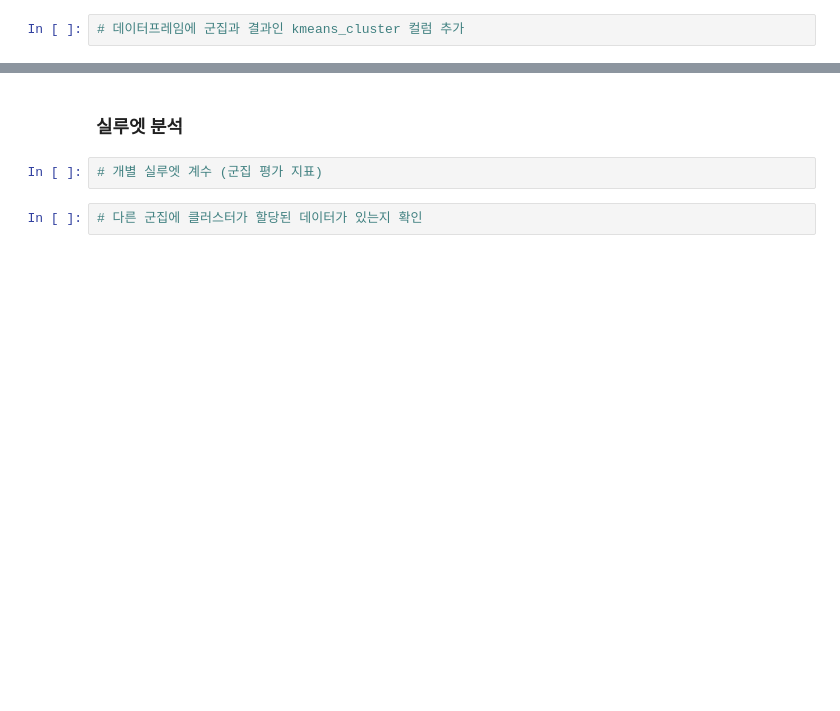
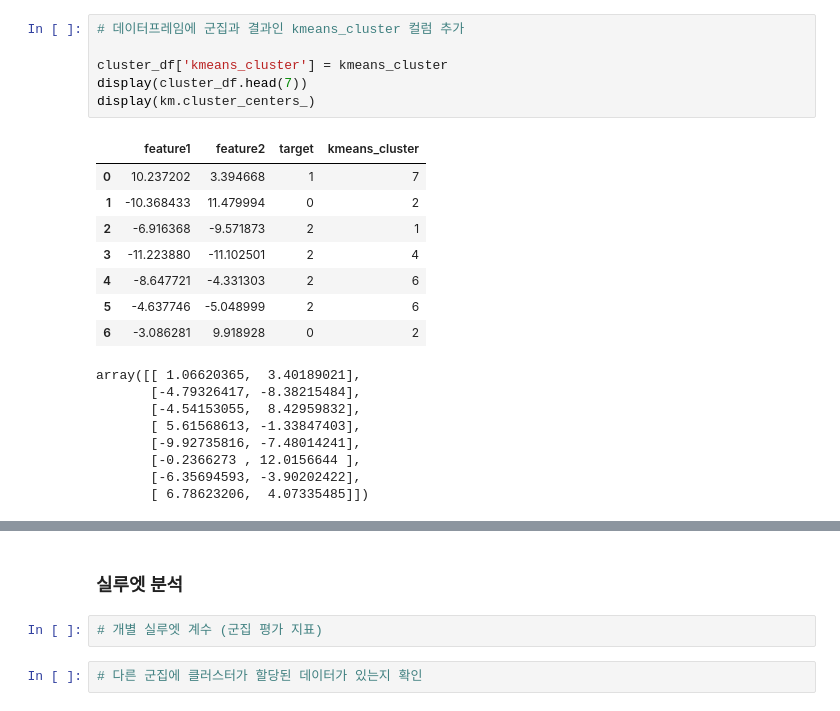
Before and after one commit to zer0ken/ms-ai-school, a Jupyter notebook: clustering/20_군집화_실습_원본.ipynb, the cells around one changed output, grey strips where cells are left out. Cells and saved outputs as stored; diff of their text form; blank space fills up the shorter version.

```diff
--- a/clustering/20_군집화_실습_원본.ipynb
+++ b/clustering/20_군집화_실습_원본.ipynb
@@ -57,2 +87,23 @@ plt.title('Original Data');
 # %%
 # 데이터프레임에 군집과 결과인 kmeans_cluster 컬럼 추가
+
+cluster_df['kmeans_cluster'] = kmeans_cluster
+display(cluster_df.head(7))
+display(km.cluster_centers_)
+# %% [output]
+|  | feature1 | feature2 | target | kmeans_cluster |
+| 0 | 10.237202 | 3.394668 | 1 | 7 |
+| 1 | -10.368433 | 11.479994 | 0 | 2 |
+| 2 | -6.916368 | -9.571873 | 2 | 1 |
+| 3 | -11.223880 | -11.102501 | 2 | 4 |
+| 4 | -8.647721 | -4.331303 | 2 | 6 |
+| 5 | -4.637746 | -5.048999 | 2 | 6 |
+| 6 | -3.086281 | 9.918928 | 0 | 2 |
+array([[ 1.06620365,  3.40189021],
+       [-4.79326417, -8.38215484],
+       [-4.54153055,  8.42959832],
+       [ 5.61568613, -1.33847403],
+       [-9.92735816, -7.48014241],
+       [-0.2366273 , 12.0156644 ],
+       [-6.35694593, -3.90202422],
+       [ 6.78623206,  4.07335485]])
```
Also changed, not shown: parts of 21 cells of this notebook, 1 other file.
